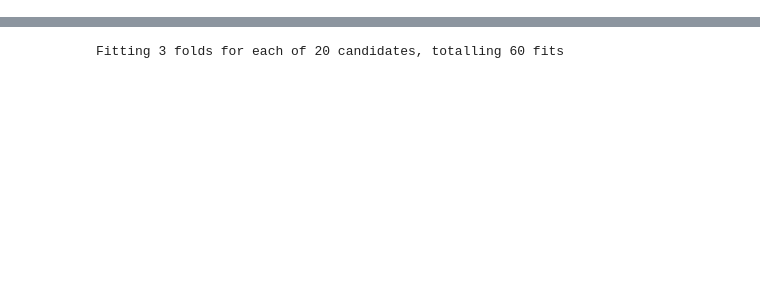
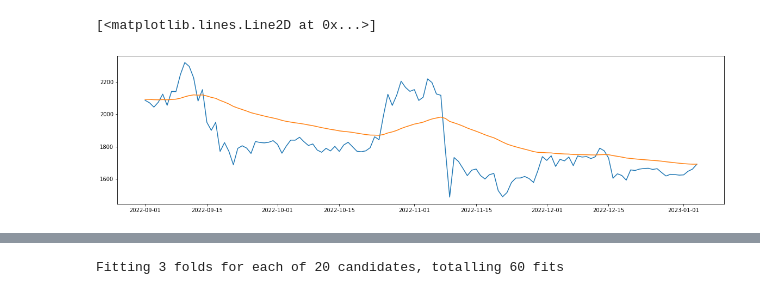
Before and after one commit to hadi-android/autotrading, a Jupyter notebook: stock_predict_ml.ipynb, the cells around one changed output, grey strips where cells are left out. Saved outputs shown, nothing was run; the diff lists cells and outputs as text; code cells hidden in the pictures; blank space fills up the shorter version.

Commit message:
removed laggs, and use today's values as features and tomorrow's change as label. added 50-day and 12-day ema of close

```diff
--- a/stock_predict_ml.ipynb
+++ b/stock_predict_ml.ipynb
@@ -103,0 +41,12 @@ Index(['var1(t-2)', 'var2(t-2)', 'var3(t-2)', 'var4(t-2)', 'var5(t-2)',
+# %%
+df['close_50'] = df.Close.ewm(span=50,adjust=False).mean()
+df['close_12'] = df.Close.ewm(span=12,adjust=False).mean()
+# %%
+samp = df[df.Date>=pd.to_datetime('2022-9-1')]
+# %%
+pyplot.figure(figsize=(20,5))
+pyplot.plot(samp.Date, samp.Close)
+pyplot.plot(samp.Date, samp.close_50)
+# %% [output]
+[<matplotlib.lines.Line2D at 0x...>]
+[figure, added]
```
Also changed, not shown: parts of 13 cells of this notebook.
